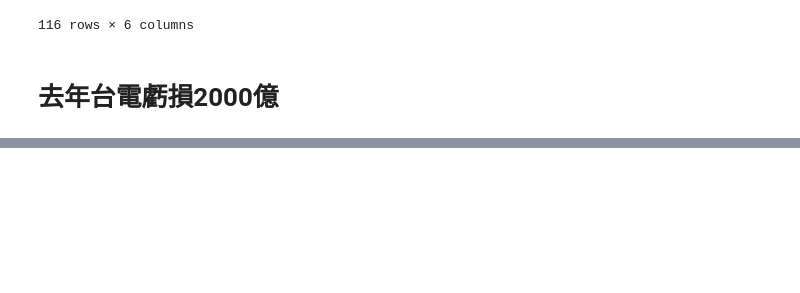
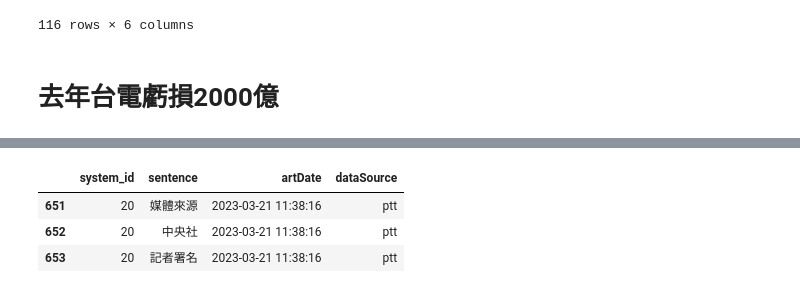
Before and after one commit to hsiangm6/Team-8-Project, a Jupyter notebook: Team 8 project.ipynb, the cells around one changed output, grey strips where cells are left out. Saved outputs shown, nothing was run; the diff lists cells and outputs as text; code cells hidden in the pictures; blank space fills up the shorter version.

```diff
--- a/Team 8 project.ipynb
+++ b/Team 8 project.ipynb
@@ -1063,10 +1177,15 @@ fig.show()
 # %%
 from snownlp import SnowNLP
 # %%
-sentence_table = pd.read_csv("raw_data/zh/sentence_table_buffet.csv") #匯資料
+sentence_table = pd.read_csv("./ckiptable/sentence_table_buffet.csv") #匯資料
 
 sentiment_date = pd.merge(sentence_table,shu_selected[['system_id','artDate','dataSource']],on='system_id',how='left').dropna()
 sentiment_date.head(3)
+# %% [output]
+|  | system_id | sentence | artDate | dataSource |
+| 651 | 20 | 媒體來源 | 2023-03-21 11:38:16 | ptt |
+| 652 | 20 | 中央社 | 2023-03-21 11:38:16 | ptt |
+| 653 | 20 | 記者署名 | 2023-03-21 11:38:16 | ptt |
 # %%
 def get_sentiment(sent):
     s = SnowNLP(sent)
```
Also changed, not shown: parts of 41 cells of this notebook, 3 other files.
